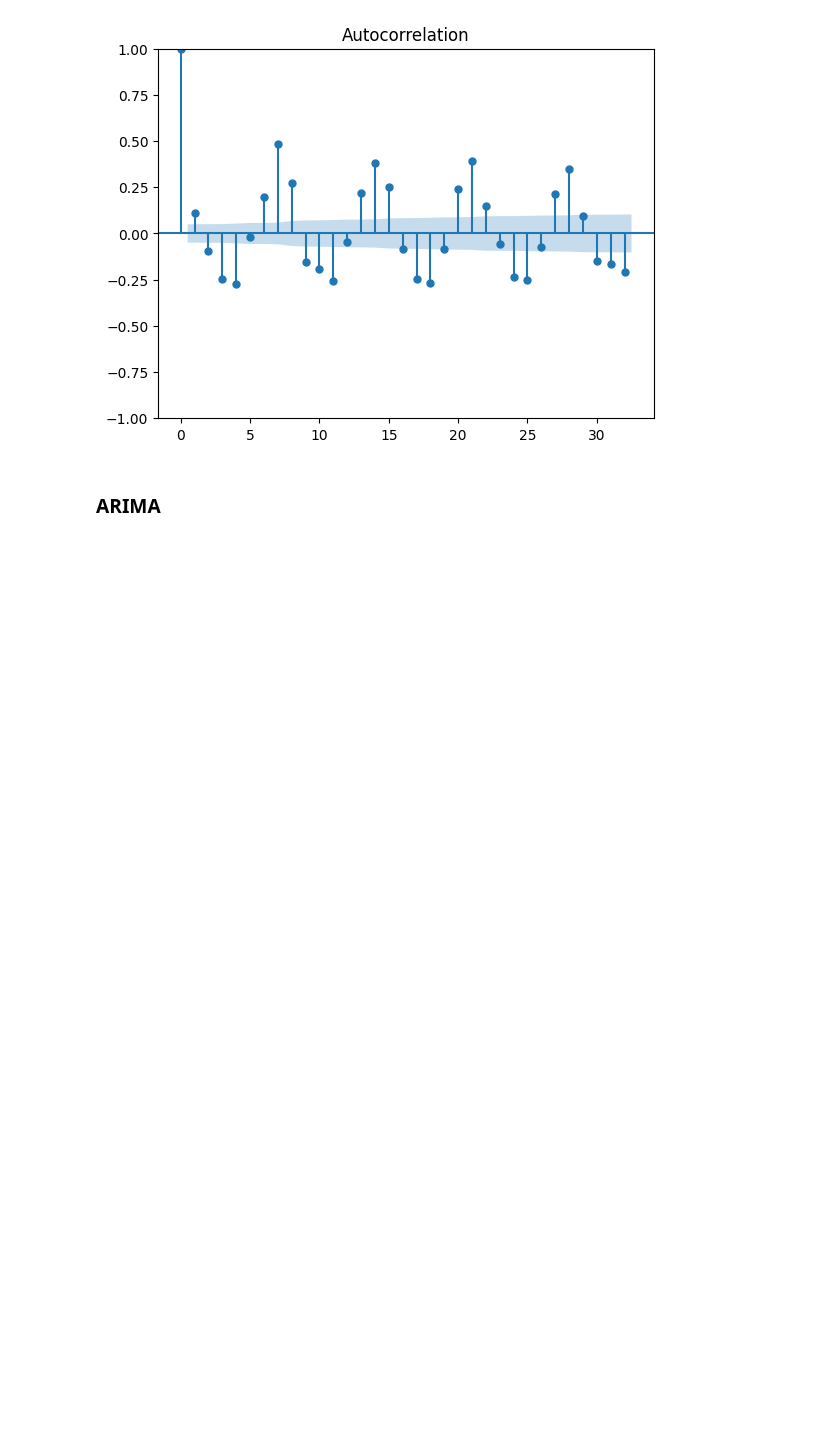
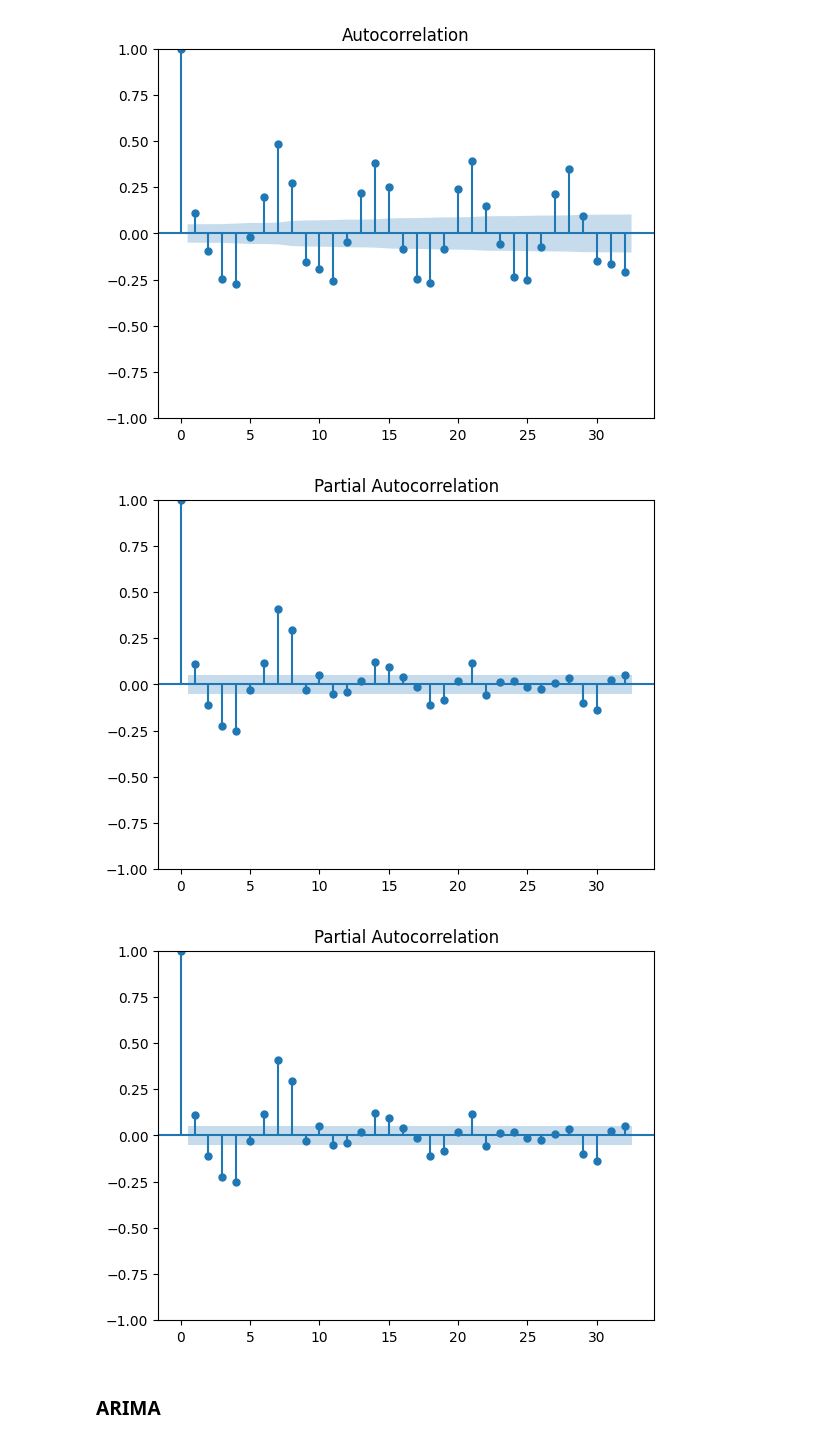
Before and after one commit to MarcusO17/5011-cem-ml, a Jupyter notebook: notebooks/model_training.ipynb, the cells around one changed output. Saved outputs shown, nothing was run; the diff lists cells and outputs as text; code cells hidden in the pictures; blank space fills up the shorter version.

```diff
--- a/notebooks/model_training.ipynb
+++ b/notebooks/model_training.ipynb
@@ -103,6 +123,11 @@ plot_acf(df['cases_new'].diff().dropna())
 # %% [output]
 [figure]
 [figure]
+# %%
+plot_pacf(df['cases_new'].diff().dropna())
+# %% [output]
+[figure, added]
+[figure, added]
 # %% [markdown]
 ### ARIMA
 # %%
```
Also changed, not shown: parts of 12 cells of this notebook, 3 other files.
